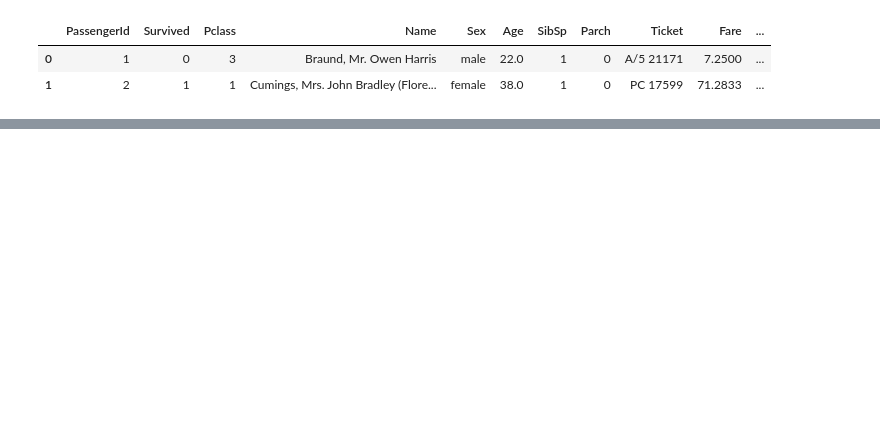
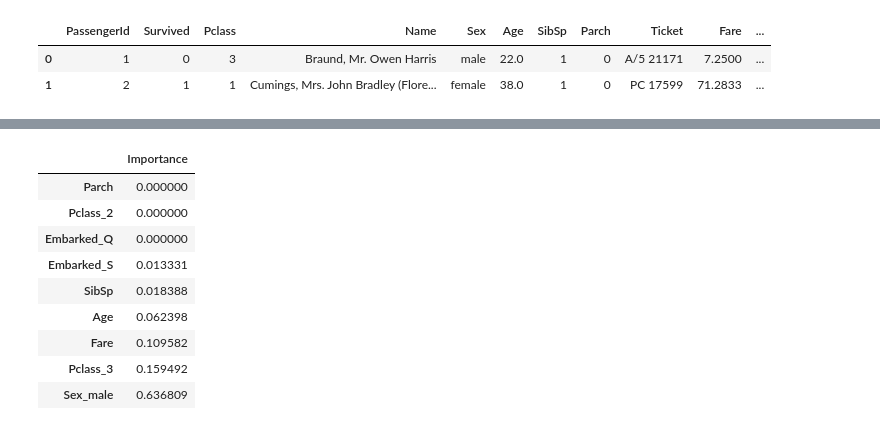
Before and after one commit to kisukegremory/titanic-multivariate-analysis, a Jupyter notebook: 1 - Statsmodels.ipynb, the cells around one changed output, grey strips where cells are left out. Drawn from its saved outputs; the diff is of its cells as text; code cells hidden in the pictures; blank space fills up the shorter version.

```diff
--- a/1 - Statsmodels.ipynb
+++ b/1 - Statsmodels.ipynb
@@ -64,0 +121,16 @@ Logit Regression Results
+# %%
+pd.Series(
+    model.feature_importances_,
+    model.feature_names_in_
+).sort_values().to_frame("Importance")
+# %% [output]
+|  | Importance |
+| Parch | 0.000000 |
+| Pclass_2 | 0.000000 |
+| Embarked_Q | 0.000000 |
+| Embarked_S | 0.013331 |
+| SibSp | 0.018388 |
+| Age | 0.062398 |
+| Fare | 0.109582 |
+| Pclass_3 | 0.159492 |
+| Sex_male | 0.636809 |
```
Also changed, not shown: parts of 28 cells of this notebook.
